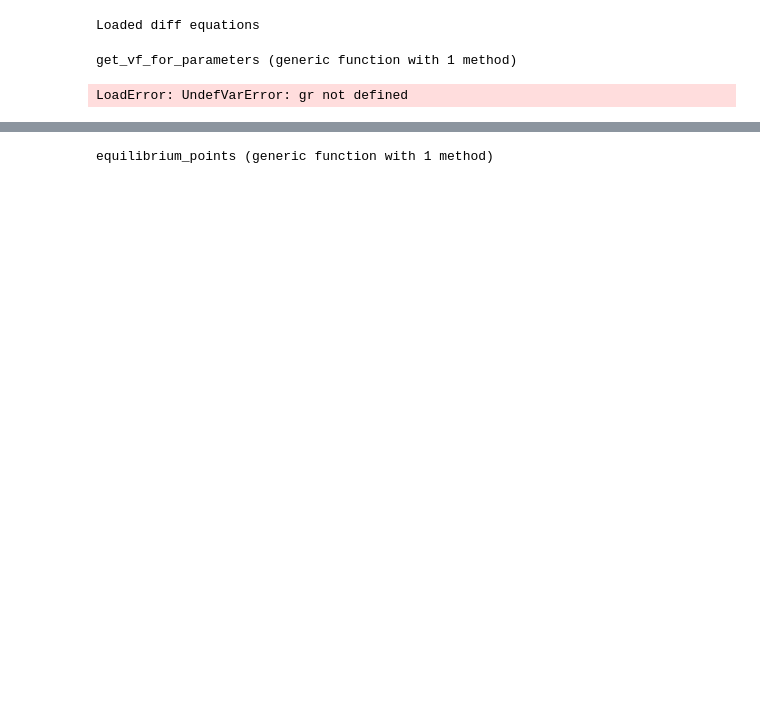
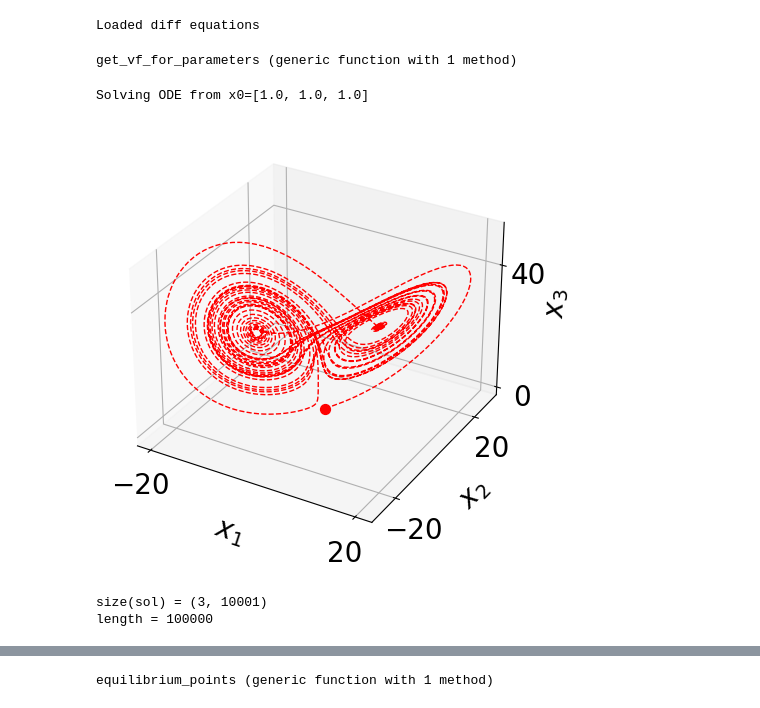
Before and after one commit to bachirelkhadir/learning-with-side-info, a Jupyter notebook: notebooks/Lorenz.ipynb, the cells around one changed output, grey strips where cells are left out. Cells and saved outputs as stored; diff of their text form; code cells hidden in the pictures; blank space fills up the shorter version.

```diff
--- a/notebooks/Lorenz.ipynb
+++ b/notebooks/Lorenz.ipynb
@@ -23,17 +25,28 @@ get_vf_for_parameters (generic function with 1 method)
 # %%
 gr(size=(600,400))
 
 
 ode_p = [28., 10., 8. / 3.]
 
 ff = get_vf_for_parameters(ode_p)
 
 x0 =  [1.0, 1.0, 1.0]
-sol = solve_ode(ff, x0, tspan=(0., 40.), length=4000)
+sol = solve_ode(ff, x0, tspan=(0., 40.), length=100000)
+PyPlot.figure(figsize=(5, 5))
 PyPlot.plot3D(sol..., color=:red, ls="--", lw=1)
 PyPlot.scatter3D(x0[1], x0[2], x0[3], color=:red, s=50)
-PyPlot.plot([], [], [], color=:red, ls="--", label="Training trajectories")
-PyPlot.legend()
+PyPlot.xlabel(L"x_1")
+PyPlot.ylabel(L"x_2")
+PyPlot.zlabel(L"x_3")
+PyPlot.xticks([-20,20])
+PyPlot.yticks([-20,20])
+PyPlot.zticks([0,40])
+PyPlot.savefig("../imgs/lorentz/typical_trajectory.png", bbox_inches="tight")
+#PyPlot.plot([], [], [], color=:red, ls="--", label="Training trajectories")
+#PyPlot.legend()
 # %% [output]
-LoadError: UndefVarError: gr not defined
+Solving ODE from x0=[1.0, 1.0, 1.0]
+[figure, added]
+size(sol) = (3, 10001)
+length = 100000
 # %%
```
Also changed, not shown: parts of 6 cells of this notebook, 2 other files.
